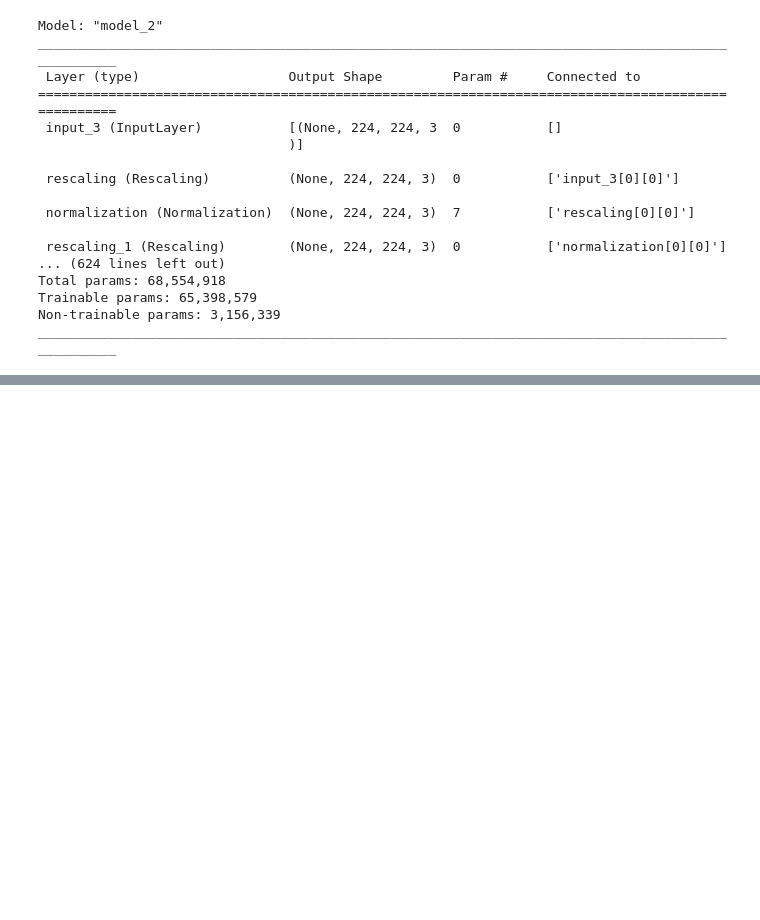
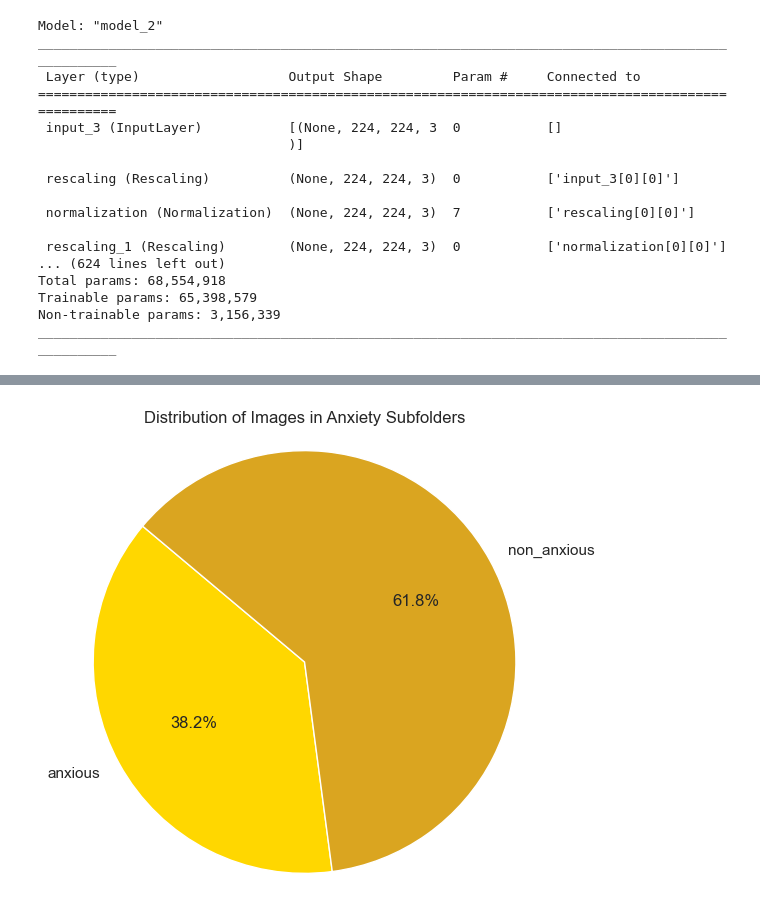
Before and after one commit to iremhttp/HTP-Project, a Jupyter notebook: main.ipynb, the cells around one changed output, grey strips where cells are left out. Saved outputs shown, nothing was run; the diff lists cells and outputs as text; code cells hidden in the pictures; blank space fills up the shorter version.

```diff
--- a/main.ipynb
+++ b/main.ipynb
@@ -1550,0 +1637,20 @@ scores_df
+# %%
+anxiety_dir = 'HTPImages/images/anxiety'
+
+anxiety_counts = {}
+for subfolder in os.listdir(anxiety_dir):
+    subfolder_path = os.path.join(anxiety_dir, subfolder)
+    if os.path.isdir(subfolder_path):
+        num_files = len([f for f in os.listdir(subfolder_path) if os.path.isfile(os.path.join(subfolder_path, f))])
+        anxiety_counts[subfolder] = num_files
+
+labels = list(anxiety_counts.keys())
+sizes = list(anxiety_counts.values())
+
+plt.figure(figsize=(6, 6))
+plt.pie(sizes, labels=labels, autopct='%1.1f%%', startangle=140, colors=['gold',  'goldenrod'])
+plt.title('Distribution of Images in Anxiety Subfolders')
+plt.axis('equal')
+plt.show()
+# %% [output]
+[figure, added]
```
Also changed, not shown: parts of 48 cells of this notebook.
